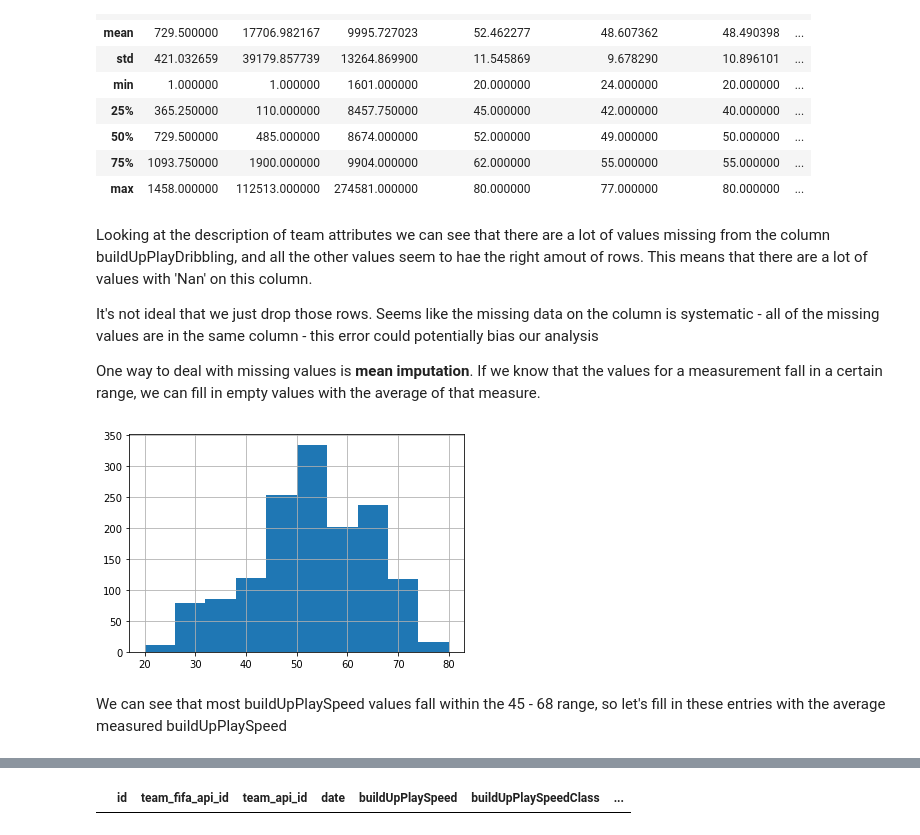
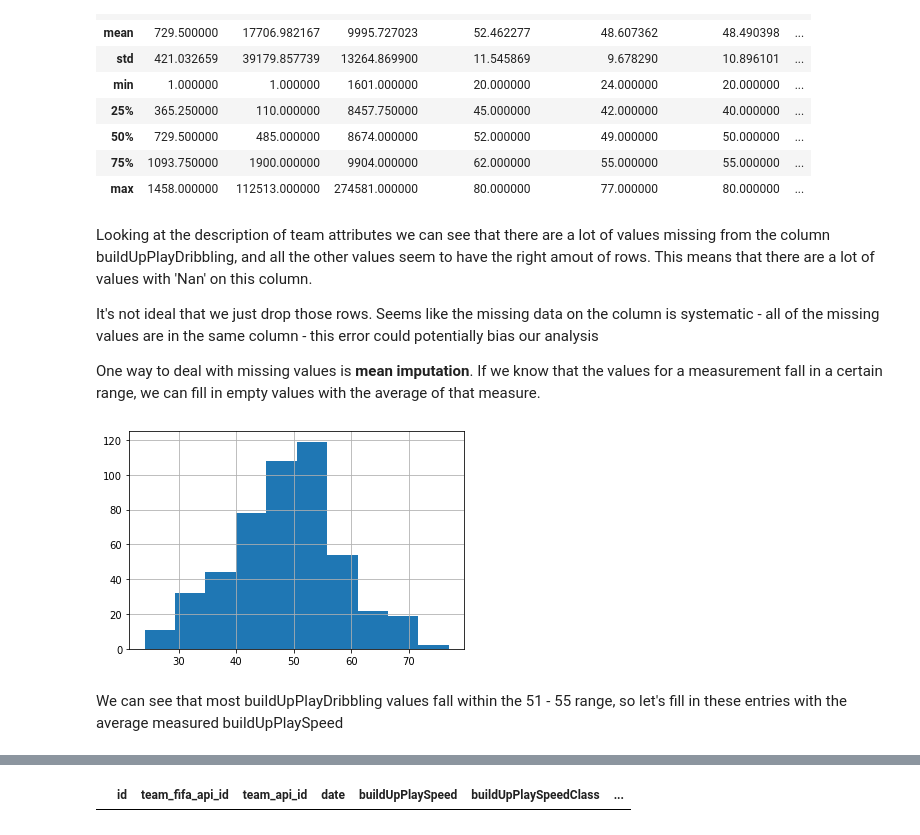
Before and after one commit to motapinto/football-classification-predications, a Jupyter notebook: src/Supervised Learning Models.ipynb, the cells around one changed output, grey strips where cells are left out. Saved outputs shown, nothing was run; the diff lists cells and outputs as text; code cells hidden in the pictures.

```diff
--- a/src/Supervised Learning Models.ipynb
+++ b/src/Supervised Learning Models.ipynb
@@ -379,19 +386,7 @@ def get_features(matches, teams_stats, fifa, x = 10, get_overall = False):
 ### Extracting data from the database
 # %%
 with sqlite3.connect("../dataset/database.sqlite") as con:
-    countries = pd.read_sql_query("SELECT * from Country", con)
-    leagues = pd.read_sql_query("SELECT * from League", con)
-    matches = pd.read_sql_query("SELECT * from Match limit 3200", con)
+    matches = pd.read_sql_query("SELECT * from Match", con)
     team_attributes = pd.read_sql_query("SELECT distinct * from Team_Attributes",con)
     player = pd.read_sql_query("SELECT * from Player",con)
     player_attributes = pd.read_sql_query("SELECT * from Player_Attributes",con)
-
-# player stats
-#crosses = pd.read_csv("../dataset/cross_detail.csv")
-#goals = pd.read_csv("../dataset/goal_detail.csv")
-#shots_off = pd.read_csv("../dataset/shotoff_detail.csv")
-#shots_on = pd.read_csv("../dataset/shoton_detail.csv")
-#fouls_commited = pd.read_csv("../dataset/foulcommit_detail.csv")
-# team stats
-#possessions = pd.read_csv("../dataset/possession_detail.csv")
-#corners = pd.read_csv("../dataset/corner_detail.csv")
@@ -411,15 +460,15 @@ teams_stats.describe()
 | 75% | 1093.750000 | 1900.000000 | 9904.000000 | 62.000000 | 55.000000 | 55.000000 | ... |
 | max | 1458.000000 | 112513.000000 | 274581.000000 | 80.000000 | 77.000000 | 80.000000 | ... |
 # %% [markdown]
-Looking at the description of team attributes we can see that there are a lot of values missing from the column buildUpPlayDribbling, and all the other values seem to hae the right amout of rows. This means that there are a lot of values with 'Nan' on this column.
+Looking at the description of team attributes we can see that there are a lot of values missing from the column buildUpPlayDribbling, and all the other values seem to have the right amout of rows. This means that there are a lot of values with 'Nan' on this column.
 
 It's not ideal that we just drop those rows. Seems like the missing data on the column is systematic - all of the missing values are in the same column - this error could potentially bias our analysis
 
 One way to deal with missing values is **mean imputation**. If we know that the values for a measurement fall in a certain range, we can fill in empty values with the average of that measure.
 # %%
-teams_stats['buildUpPlaySpeed'].hist();
+teams_stats['buildUpPlayDribbling'].hist();
 # %% [output]
-[figure, old version]
+[figure, new version]
 # %% [markdown]
-We can see that most buildUpPlaySpeed values fall within the 45 - 68 range, so let's fill in these entries with the average measured buildUpPlaySpeed
+We can see that most buildUpPlayDribbling values fall within the 51 - 55 range, so let's fill in these entries with the average measured buildUpPlaySpeed
 # %%
```
Also changed, not shown: parts of 52 cells of this notebook.
